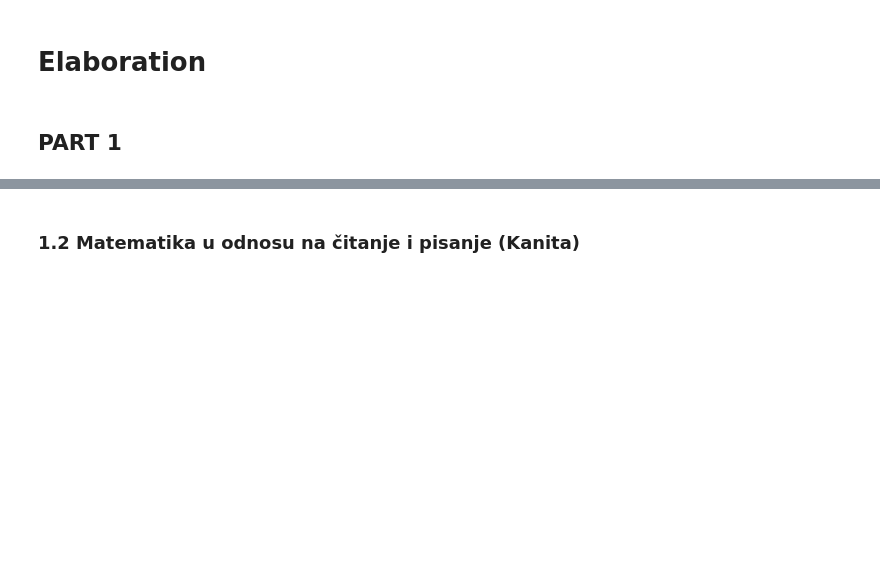
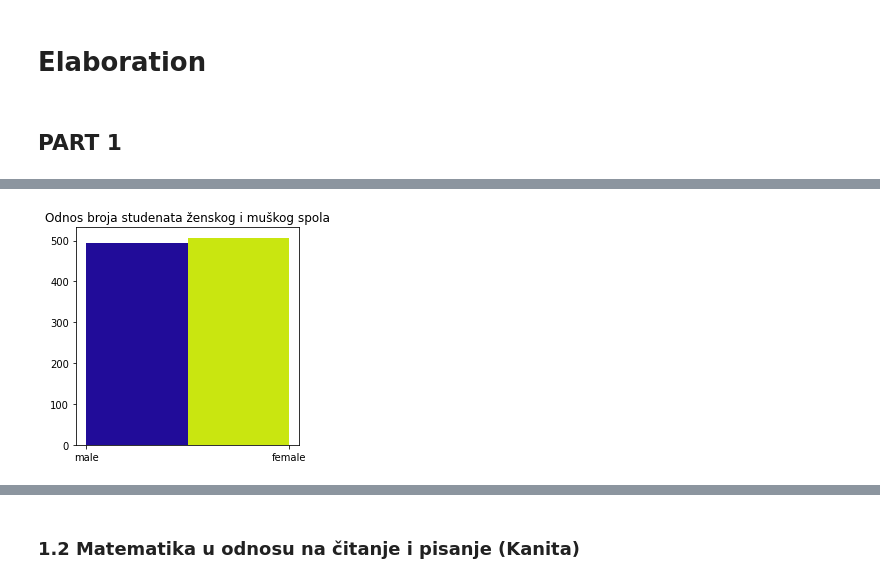
Before and after one commit to kanitakadusic/student-performance-prediction, a Jupyter notebook: colab.ipynb, the cells around one changed output, grey strips where cells are left out. Saved outputs shown, nothing was run; the diff lists cells and outputs as text; code cells hidden in the pictures; blank space fills up the shorter version.

```diff
--- a/colab.ipynb
+++ b/colab.ipynb
@@ -45,0 +47,11 @@ Elaboration of part 1.1
+# %%
+gender = dataframe_large['gender']
+
+plot.figure(figsize = (4, 4))
+n, gender_hist, patches = plot.hist(gender, bins = 2)
+patches[0].set_fc("#210c99")
+patches[1].set_fc("#c9e610")
+plot.title('Odnos broja studenata ženskog i muškog spola')
+plot.show()
+# %% [output]
+[figure, added]
```
Also changed, not shown: parts of 46 cells of this notebook.
